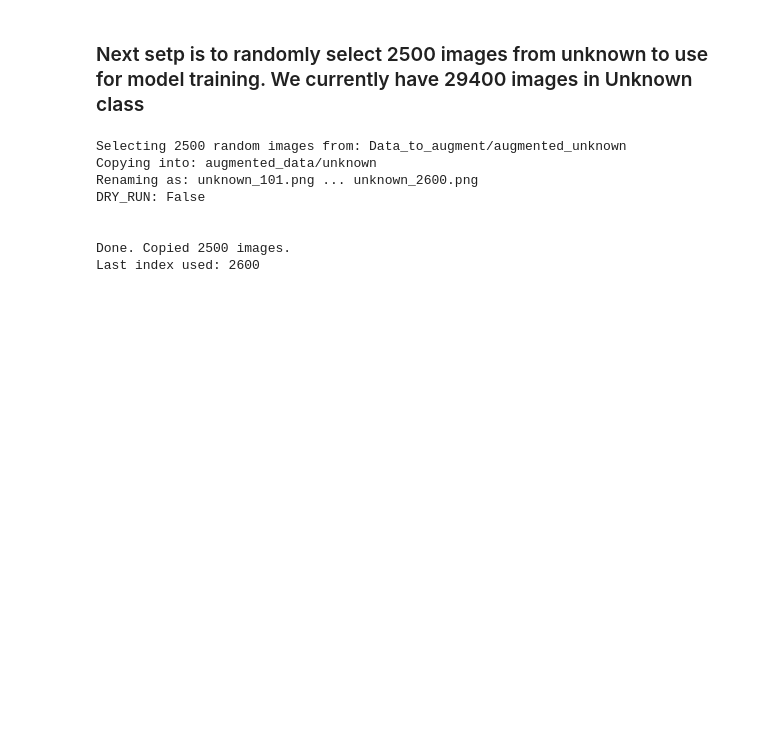
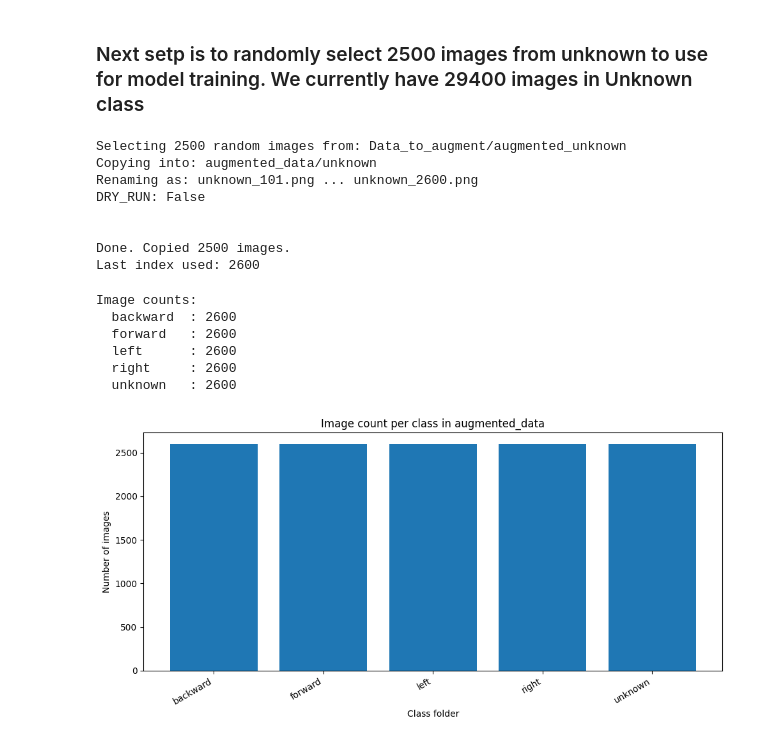
Before and after one commit to stimson06/Group4, a Jupyter notebook: data_augmentation.ipynb, the cells around one changed output. Saved outputs shown, nothing was run; the diff lists cells and outputs as text; code cells hidden in the pictures; blank space fills up the shorter version.

```diff
--- a/data_augmentation.ipynb
+++ b/data_augmentation.ipynb
@@ -1062,3 +1062,69 @@ DRY_RUN: False
 
 Done. Copied 2500 images.
 Last index used: 2600
+# %%
+from __future__ import annotations
+
+from pathlib import Path
+from collections import Counter
+
+import matplotlib.pyplot as plt
+
+# -------- CONFIG --------
+DATA_ROOT = Path("augmented_data")
+# If None, auto-detect subfolders
+CLASSES = None  # e.g. ["forward", "backward", "left", "right", "unknown"]
+
+IMAGE_EXTS = {".jpg", ".jpeg", ".png", ".bmp", ".tif", ".tiff", ".webp"}
+RECURSIVE = False  # set True if your class folders have nested folders
+
+
+def count_images(folder: Path) -> int:
+    if not folder.exists() or not folder.is_dir():
+        return 0
+    it = folder.rglob("*") if RECURSIVE else folder.iterdir()
+    return sum(
+        1 for p in it
+        if p.is_file() and p.suffix.lower() in IMAGE_EXTS
+    )
+
+
+def main() -> None:
+    if not DATA_ROOT.exists():
+        raise FileNotFoundError(f"Folder not found: {DATA_ROOT.resolve()}")
+
+    if CLASSES is None:
+        classes = sorted([p.name for p in DATA_ROOT.iterdir() if p.is_dir()])
+    else:
+        classes = CLASSES
+
+    if not classes:
+        raise RuntimeError(f"No subfolders found in: {DATA_ROOT.resolve()}")
+
+    counts = {cls: count_images(DATA_ROOT / cls) for cls in classes}
+
+    print("Image counts:")
+    for cls in classes:
+        print(f"  {cls:10s}: {counts[cls]}")
+
+    # ---- Plot bar chart ----
+    plt.figure(figsize=(10, 5))
+    plt.bar(list(counts.keys()), list(counts.values()))
+    plt.title("Image count per class in augmented_data")
+    plt.xlabel("Class folder")
+    plt.ylabel("Number of images")
+    plt.xticks(rotation=30, ha="right")
+    plt.tight_layout()
+    plt.show()
+
+
+if __name__ == "__main__":
+    main()
+# %% [output]
+Image counts:
+  backward  : 2600
+  forward   : 2600
+  left      : 2600
+  right     : 2600
+  unknown   : 2600
+[figure, added]
```
Also changed, not shown: parts of 1 cell of this notebook, 1 other file.
